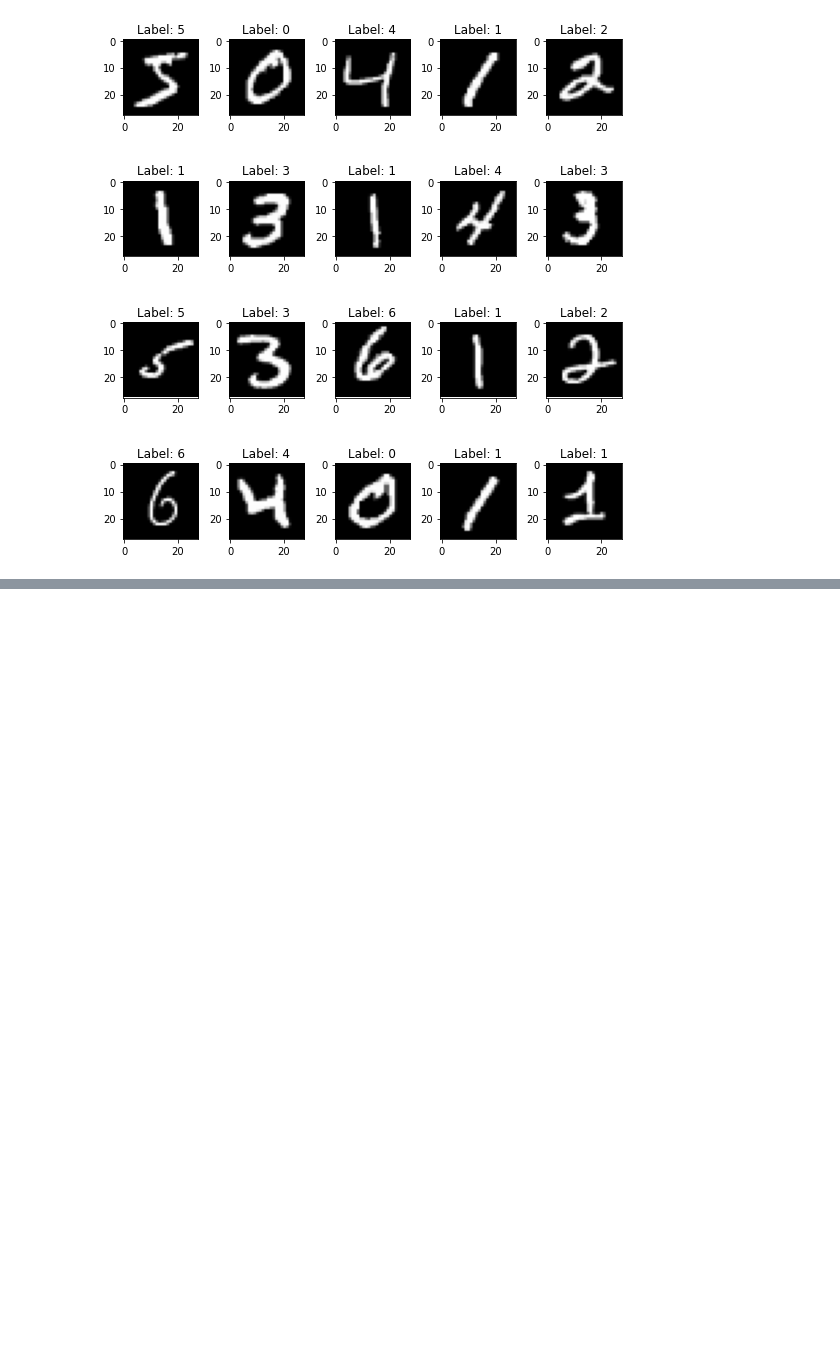
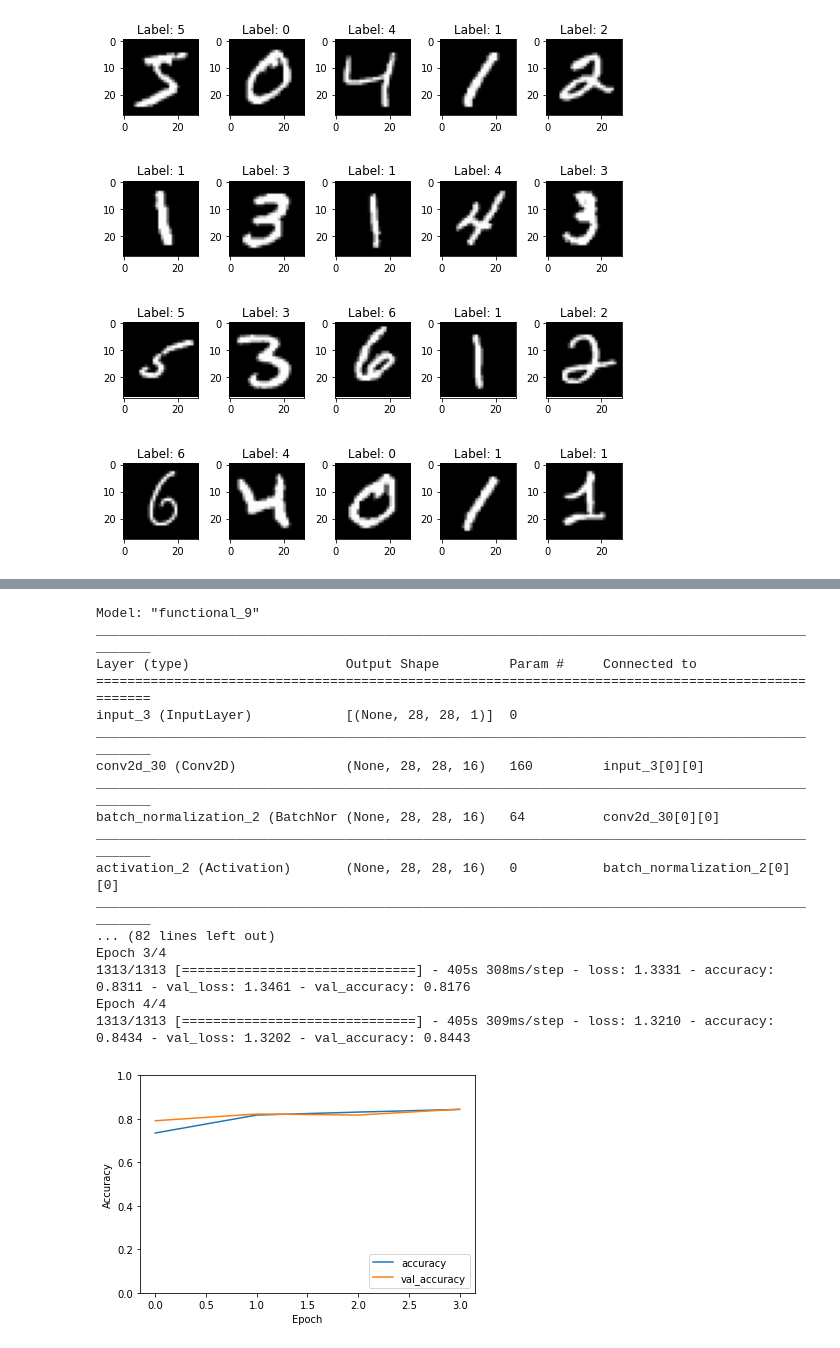
Before and after one commit to rajprasad001/deep_learning_concepts, a Jupyter notebook: Transfer_Learning.ipynb, the cells around one changed output, grey strips where cells are left out. Cells and saved outputs as stored; diff of their text form; code cells hidden in the pictures; blank space fills up the shorter version.

```diff
--- a/Transfer_Learning.ipynb
+++ b/Transfer_Learning.ipynb
@@ -47,6 +47,25 @@ print('x_test_prim  :{}'.format(x_test_prim.shape))
 print('y_test_prim  :{}'.format(y_test_prim.shape))
 print('x_test_sec   :{}'.format(x_test_sec.shape))
 print('Y_test_sec   :{}'.format(y_test_sec.shape))
+
+# To adjust the range of the dense part of the model, the classes of the target domain are changed to class 7 = 0, class 8 = 1,
+# class 9 = 2
+
+for idx,item in enumerate(y_train_sec):
+  if item == 7:
+    y_train_sec[idx] = 0
+  elif item == 8:
+    y_train_sec[idx] = 1
+  else:
+    y_train_sec[idx] = 2
+
+for idx,item in enumerate(y_test_sec):
+  if item == 7:
+    y_test_sec[idx] = 0
+  elif item == 8:
+    y_test_sec[idx] = 1
+  else:
+    y_test_sec[idx] = 2
 # %% [output]
 x_train_prim :(41935, 28, 28)
 y_train_prim :(41935,)
@@ -253,0 +344,21 @@ Epoch 5/5
+# %%
+source_domain_fashion= densenet(7,'adam',x_train_prim,y_train_prim,4,x_test_prim,y_test_prim)
+# %% [output]
+Model: "functional_9"
+__________________________________________________________________________________________________
+Layer (type)                    Output Shape         Param #     Connected to
+==================================================================================================
+input_3 (InputLayer)            [(None, 28, 28, 1)]  0
+__________________________________________________________________________________________________
+conv2d_30 (Conv2D)              (None, 28, 28, 16)   160         input_3[0][0]
+__________________________________________________________________________________________________
+batch_normalization_2 (BatchNor (None, 28, 28, 16)   64          conv2d_30[0][0]
+__________________________________________________________________________________________________
+activation_2 (Activation)       (None, 28, 28, 16)   0           batch_normalization_2[0][0]
+__________________________________________________________________________________________________
+... (82 lines left out)
+Epoch 3/4
+1313/1313 [==============================] - 405s 308ms/step - loss: 1.3331 - accuracy: 0.8311 - val_loss: 1.3461 - val_accuracy: 0.8176
+Epoch 4/4
+1313/1313 [==============================] - 405s 309ms/step - loss: 1.3210 - accuracy: 0.8434 - val_loss: 1.3202 - val_accuracy: 0.8443
+[figure, added]
```
Also changed, not shown: parts of 6 cells of this notebook.
